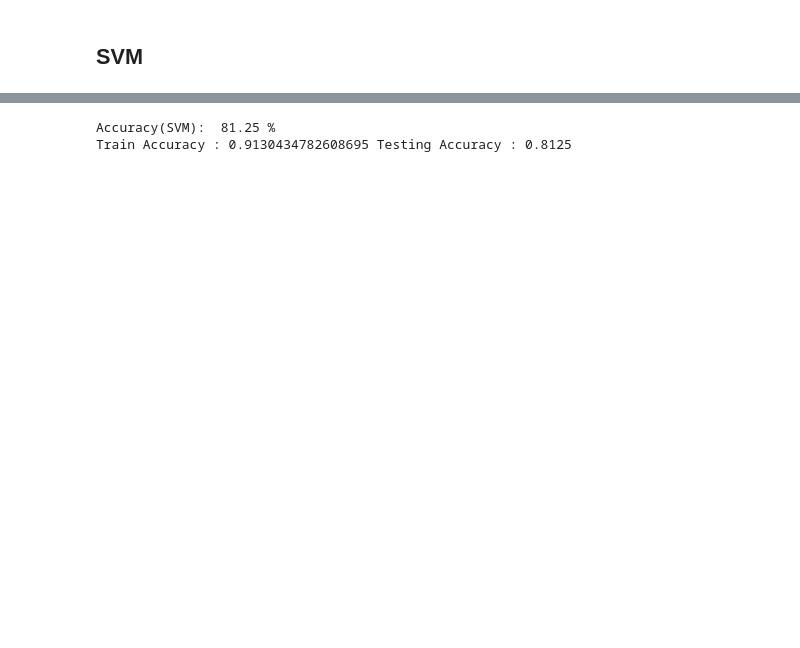
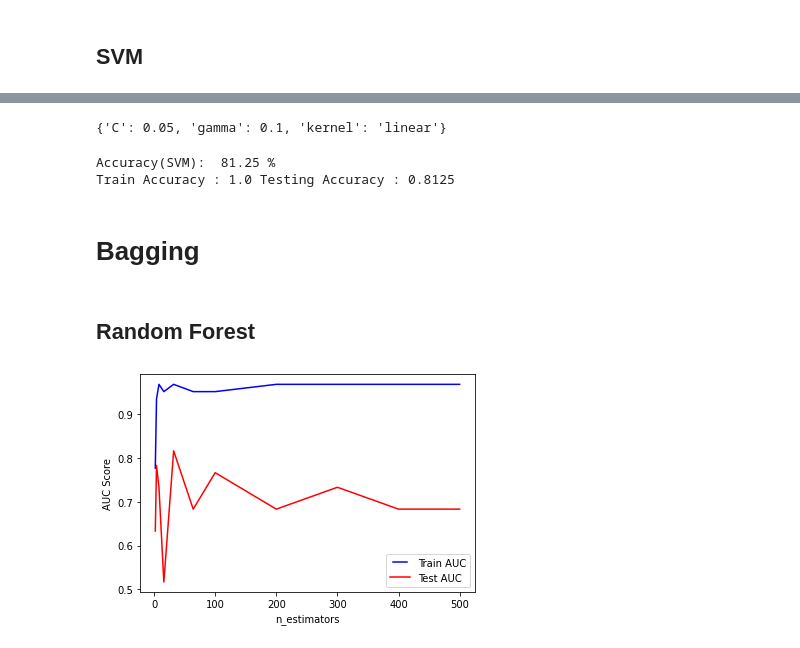
Before and after one commit to SohelRaja/Ensemble-Classifier-Model, a Jupyter notebook: Imbalanced Data with Same Ratio/EnsembleClassifier.ipynb, the cells around one changed output, grey strips where cells are left out. Cells and saved outputs as stored; diff of their text form; code cells hidden in the pictures; blank space fills up the shorter version.

```diff
--- a/Imbalanced Data with Same Ratio/EnsembleClassifier.ipynb
+++ b/Imbalanced Data with Same Ratio/EnsembleClassifier.ipynb
@@ -276,2 +322,15 @@ Train Accuracy : 1.0 Testing Accuracy : 0.6875
 # %% [markdown]
 ## SVM
+# %%
+from sklearn.model_selection import GridSearchCV
+from sklearn.svm import SVC
+
+hyper_parameters = {'C':[0.05,0.1,0.2,0.3,0.25,0.4,0.5,0.6,0.7,0.8,0.9,1],
+         'gamma':[0.1,0.2,0.3,0.4,0.5,0.6,0.7,0.8,0.9,1.0],
+         'kernel':['linear', 'rbf']
+        }
+
+gs_svm = GridSearchCV(estimator=svm.SVC(), param_grid=hyper_parameters, verbose=True)
+
+gs_svm.fit(X_train,y_train)
+print(gs_svm.best_estimator_)
@@ -278,6 +345,9 @@ Train Accuracy : 1.0 Testing Accuracy : 0.6875
+# %%
+gs_svm.best_params_
+# %% [output]
+{'C': 0.05, 'gamma': 0.1, 'kernel': 'linear'}
 # %%
-from sklearn import svm
-clf_svm = svm.SVC()
+clf_svm = SVC(C = 0.05, gamma = 0.1, kernel='linear')
 clf_svm.fit(X_train,y_train)
 y_pred_svm = clf_svm.predict(X_test)
 svm_accuracy = round(metrics.accuracy_score(y_test,y_pred_svm)*100,2)
@@ -285,4 +355,8 @@ print('Accuracy(SVM): ',svm_accuracy,'%')
 print("Train Accuracy :", clf_svm.score(X_train, y_train), "Testing Accuracy :", clf_svm.score(X_test, y_test))
 # %% [output]
 Accuracy(SVM):  81.25 %
-Train Accuracy : 0.9130434782608695 Testing Accuracy : 0.8125
+Train Accuracy : 1.0 Testing Accuracy : 0.8125
+# %% [markdown]
+# Bagging
+# %% [markdown]
+## Random Forest
@@ -288,0 +367,25 @@ Train Accuracy : 0.9130434782608695 Testing Accuracy : 0.8125
+# %%
+n_estimators = [2, 4, 8, 16, 32, 64, 100, 200, 300, 400, 500]
+train_result_rf = []
+test_result_rf = []
+
+for estimator in n_estimators:
+    rf = RandomForestClassifier(n_estimators = estimator, criterion='gini', min_samples_leaf=4, min_samples_split=8, max_depth=2)
+    rf.fit(X_train, y_train)
+    train_pred = rf.predict(X_train)
+    false_positive_rate, true_positive_rate, thresholds = roc_curve(y_train, train_pred)
+    roc_auc = auc(false_positive_rate, true_positive_rate)
+    train_result_rf.append(roc_auc)
+    y_pred = rf.predict(X_test)
+    false_positive_rate, true_positive_rate, thresholds = roc_curve(y_test, y_pred)
+    roc_auc = auc(false_positive_rate, true_positive_rate)
+    test_result_rf.append(roc_auc)
+
+line1, = plt.plot(n_estimators, train_result_rf, "b", label="Train AUC")
+line2, = plt.plot(n_estimators, test_result_rf, "r", label="Test AUC")
+plt.legend(handler_map={line1: HandlerLine2D(numpoints=2)})
+plt.ylabel("AUC Score")
+plt.xlabel("n_estimators")
+plt.show()
+# %% [output]
+[figure, added]
```
Also changed, not shown: parts of 6 cells of this notebook.
